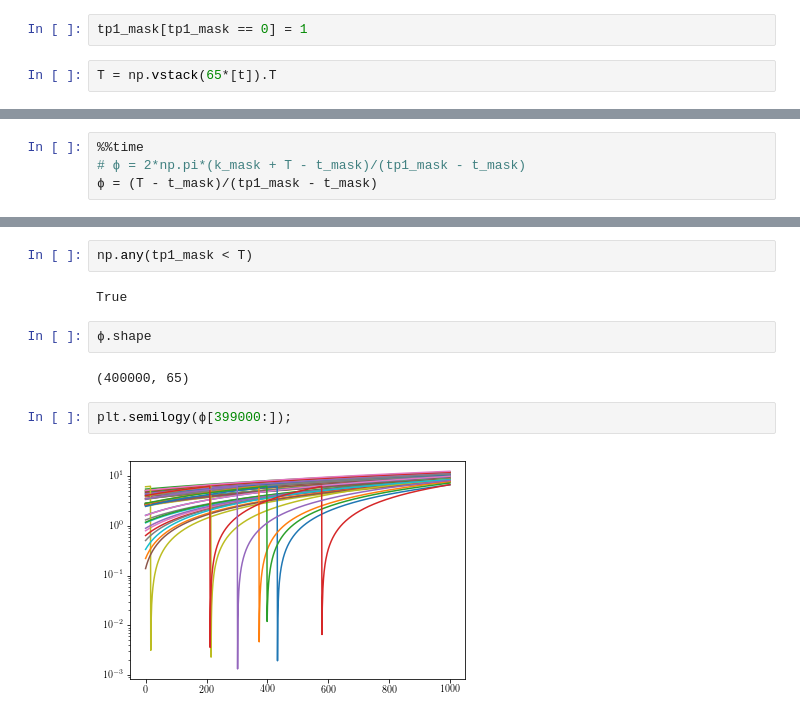
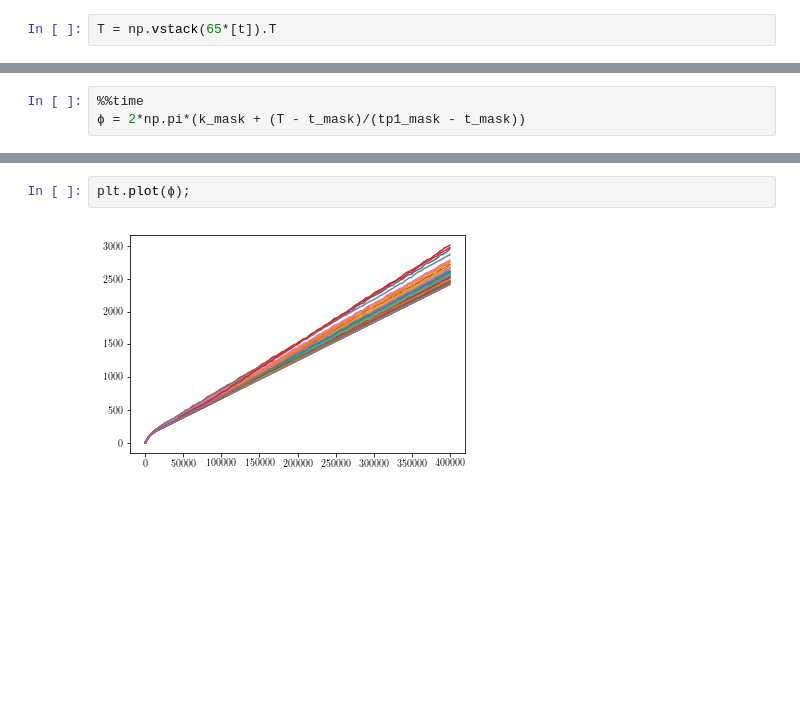
Before and after one commit to henmitch/chimera-2019, a Jupyter notebook: code/python/sim.ipynb, the cells around one changed output, grey strips where cells are left out. Cells and saved outputs as stored; diff of their text form; blank space fills up the shorter version.

```diff
--- a/code/python/sim.ipynb
+++ b/code/python/sim.ipynb
@@ -473,4 +473,2 @@ Wall time: 10min 41s
-# %%
-tp1_mask[tp1_mask == 0] = 1
 # %%
 T = np.vstack(65*[t]).T
@@ -481,5 +475,4 @@ plt.semilogy((T[399000:] - t_mask[399000:])/(tp1_mask[399000:] - t_mask[399000:]
 # %%
 %%time
-# ϕ = 2*np.pi*(k_mask + T - t_mask)/(tp1_mask - t_mask)
-ϕ = (T - t_mask)/(tp1_mask - t_mask)
+ϕ = 2*np.pi*(k_mask + (T - t_mask)/(tp1_mask - t_mask))
 # %% [output]
@@ -498,12 +481,4 @@ array([[False, False, False, ..., False, False, False],
-# %%
-np.any(tp1_mask < T)
-# %% [output]
-True
-# %%
-ϕ.shape
-# %% [output]
-(400000, 65)
 # %%
-plt.semilogy(ϕ[399000:]);
+plt.plot(ϕ);
 # %% [output]
-[figure, old version]
+[figure, new version]
```
Also changed, not shown: parts of 42 cells of this notebook.
